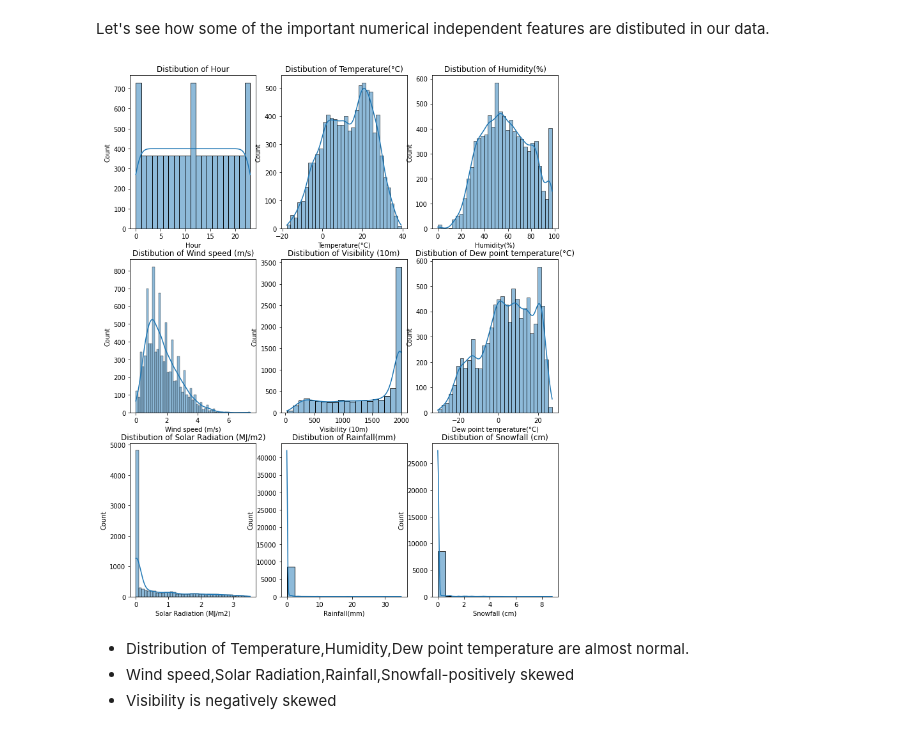
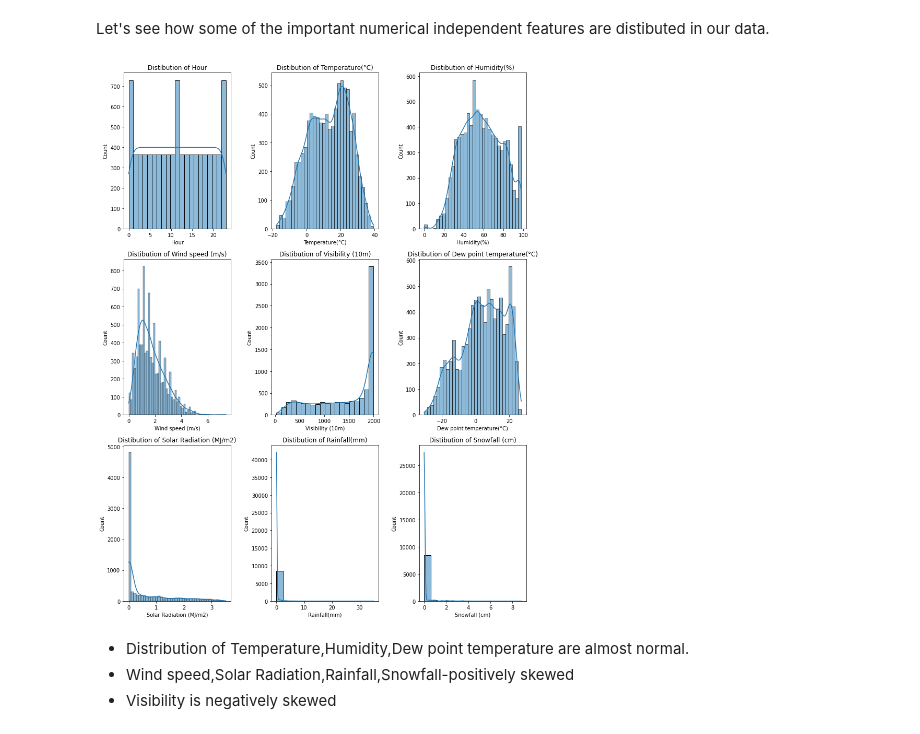
Before and after one commit to Jayjake1/BikeSharingDemand, a Jupyter notebook: ML_regression_team_notebook.ipynb, the cells around one changed output. Cells and saved outputs as stored; diff of their text form; code cells hidden in the pictures.

```diff
--- a/ML_regression_team_notebook.ipynb
+++ b/ML_regression_team_notebook.ipynb
@@ -212,14 +212,15 @@ Let's see how some of the important numerical independent features are distibute
 # %%
 fig = plt.figure(figsize=(12,15))
 c=1
 lis=['Hour','Temperature(°C)',	'Humidity(%)',	'Wind speed (m/s)',	'Visibility (10m)',	'Dew point temperature(°C)',	'Solar Radiation (MJ/m2)',	'Rainfall(mm)','Snowfall (cm)']
 for i in lis:
   plt.subplot(3,3, c)
   sns.histplot(bd_df[i],kde=True)
   plt.title('Distibution of {}'.format(i))
   c+=1
+plt.tight_layout()
 # %% [output]
-[figure, old version]
+[figure, new version]
 # %% [markdown]
 * Distribution of Temperature,Humidity,Dew point temperature are almost normal.
 * Wind speed,Solar Radiation,Rainfall,Snowfall-positively skewed
```
Also changed, not shown: parts of 11 cells of this notebook.
